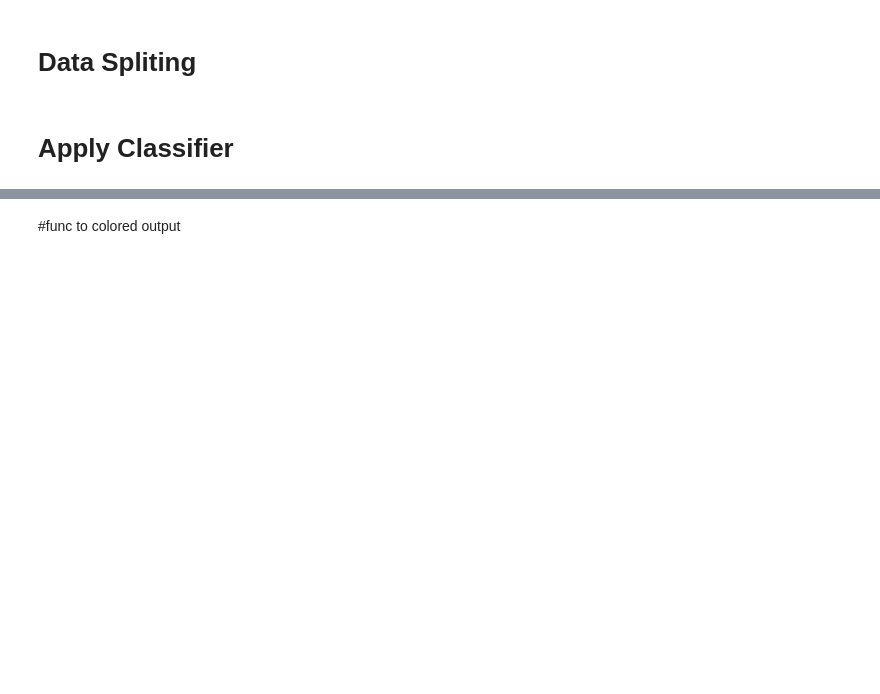
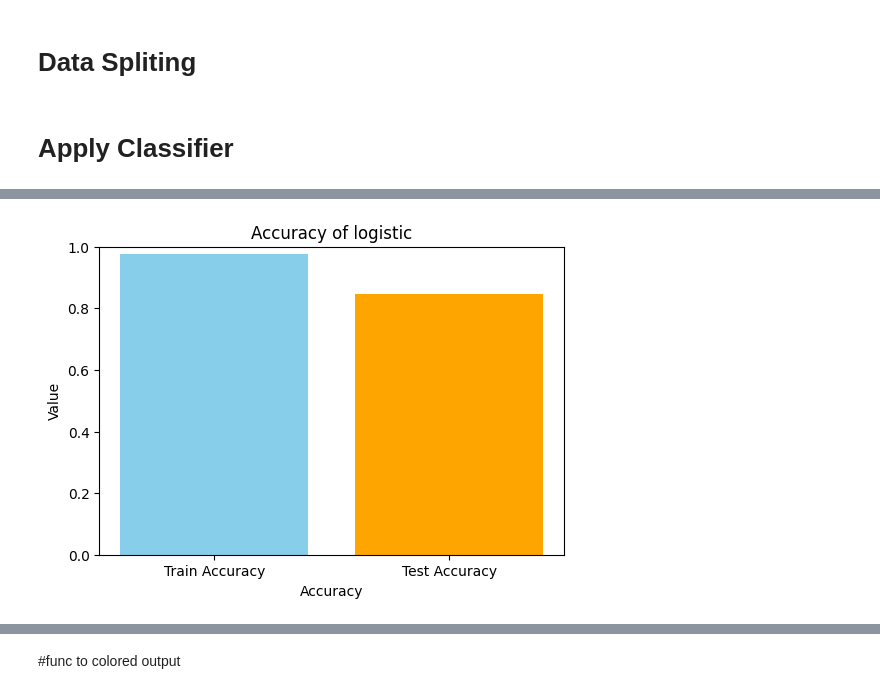
Before and after one commit to Manar-Emad75/NLP_Project, a Jupyter notebook: NLP_Project.ipynb, the cells around one changed output, grey strips where cells are left out. Saved outputs shown, nothing was run; the diff lists cells and outputs as text; code cells hidden in the pictures; blank space fills up the shorter version.

```diff
--- a/NLP_Project.ipynb
+++ b/NLP_Project.ipynb
@@ -113,7 +116,12 @@ vectorizer = TfidfVectorizer()
 
 #define train and test
 X = vectorizer.fit_transform(all_reviews)
+
+with open('vectorizer.pkl', 'wb') as f:
+    pickle.dump(X, f)
+
 y = all_labels
+# print(X)
 # %% [markdown]
 # Data Spliting
 # %%
@@ -166,0 +132,26 @@ weighted avg       0.85      0.85      0.85       400
+# %%
+classifier = LogisticRegression()
+classifier.fit(X_train, y_train)
+
+with open('logistic_regression.pkl', 'wb') as f:
+    pickle.dump(classifier.fit(X_train, y_train), f)
+
+# Predict the labels of the test data
+y_pred_train_logistic = classifier.predict(X_train)
+y_pred_test_logistic = classifier.predict(X_test)
+
+train_accuracy_logistic = accuracy_score(y_train, y_pred_train_logistic)
+test_accuracy_logisitc = accuracy_score(y_test, y_pred_test_logistic)
+
+
+# Print accuracies
+print("Logistic Regression:")
+print("Accuracy of train = {:.2f}%".format(train_accuracy_logistic * 100))
+print("Accuracy of test = {:.2f}%".format(test_accuracy_logisitc * 100))
+
+
+# Classification report for train and test data
+print("\nClassification Report for Logistic Regression - Train Data:")
+print(classification_report(y_train, y_pred_train_logistic))
+print("\nClassification Report for Logistic Regression - Test Data:")
+print(classification_report(y_test, y_pred_test_logistic))
@@ -166,0 +176,11 @@ weighted avg       0.85      0.85      0.85       400
+# %%
+# Plot accuracy
+plt.figure(figsize=(6, 4))
+plt.bar(['Train Accuracy', 'Test Accuracy'], [train_accuracy_logistic, test_accuracy_logisitc], color=['skyblue', 'orange'])
+plt.xlabel('Accuracy')
+plt.ylabel('Value')
+plt.title(f'Accuracy of logistic')
+plt.ylim(0, 1)
+plt.show()
+# %% [output]
+[figure, added]
```
Also changed, not shown: parts of 11 cells of this notebook.
